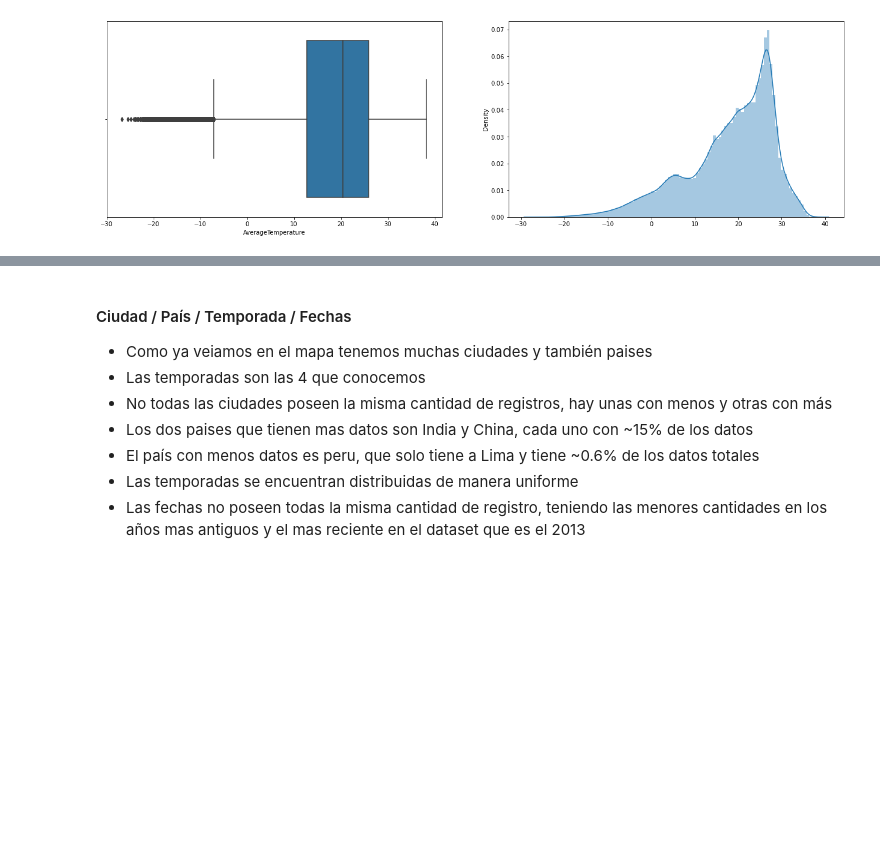
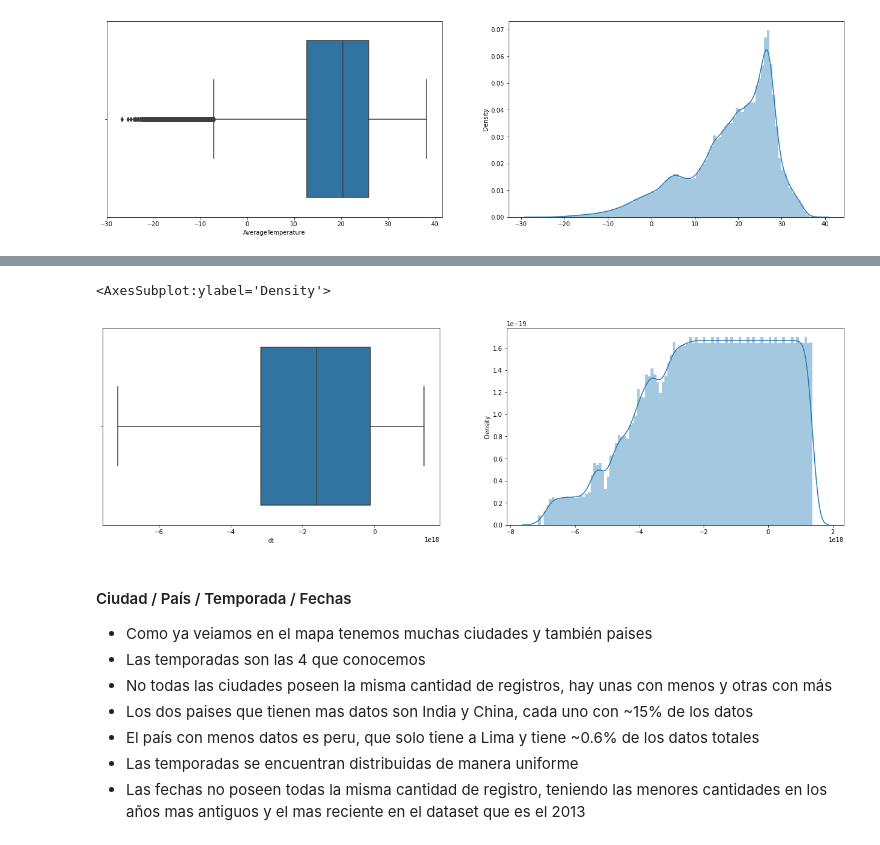
Before and after one commit to G4ll4rd0/ClimaGlobalPAD_O2022, a Jupyter notebook: TemperaturesByMCAnalisis.ipynb, the cells around one changed output, grey strips where cells are left out. Drawn from its saved outputs; the diff is of its cells as text; code cells hidden in the pictures; blank space fills up the shorter version.

```diff
--- a/TemperaturesByMCAnalisis.ipynb
+++ b/TemperaturesByMCAnalisis.ipynb
@@ -243,3 +249,14 @@ sns.distplot(x = data['AverageTemperature'], kde= True, bins=100)
+# %%
+fig, ax = plt.subplots(nrows=2, ncols=1,figsize=(22,6))
+
+plt.subplot(1, 2, 1)
+sns.boxplot(x = data['dt'].apply(lambda x: x.value))
+
+plt.subplot(1, 2, 2)
+sns.distplot(x = data['dt'].apply(lambda x: x.value), kde= True, bins=100)
+# %% [output]
+<AxesSubplot:ylabel='Density'>
+[figure, added]
 # %% [markdown]
 #### Ciudad / País / Temporada / Fechas
 - Como ya veiamos en el mapa tenemos muchas ciudades y también paises
```
Also changed, not shown: parts of 5 cells of this notebook.
